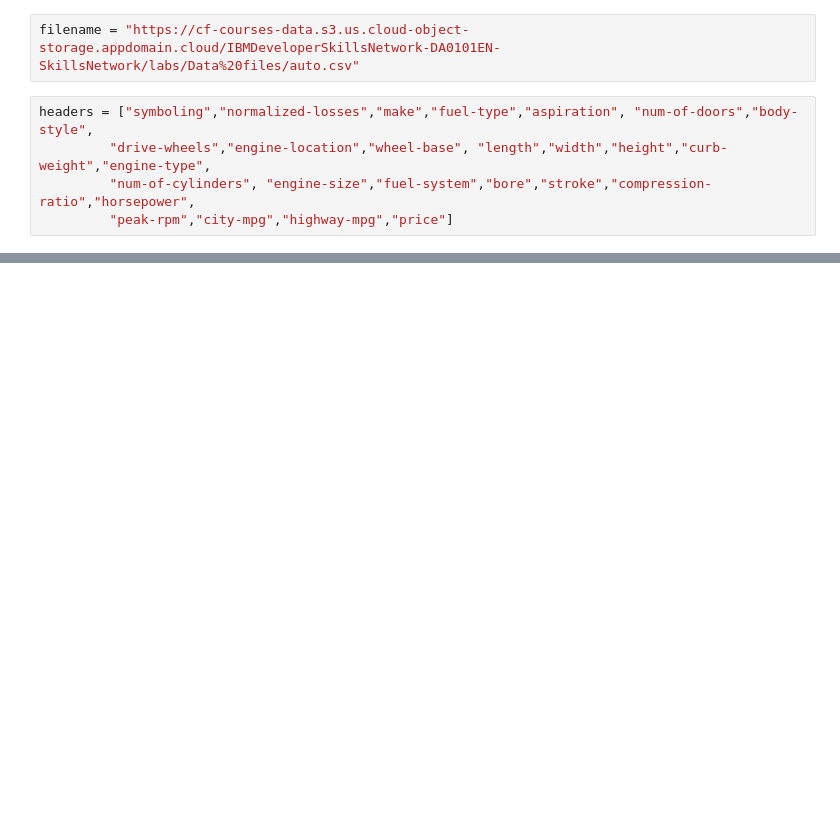
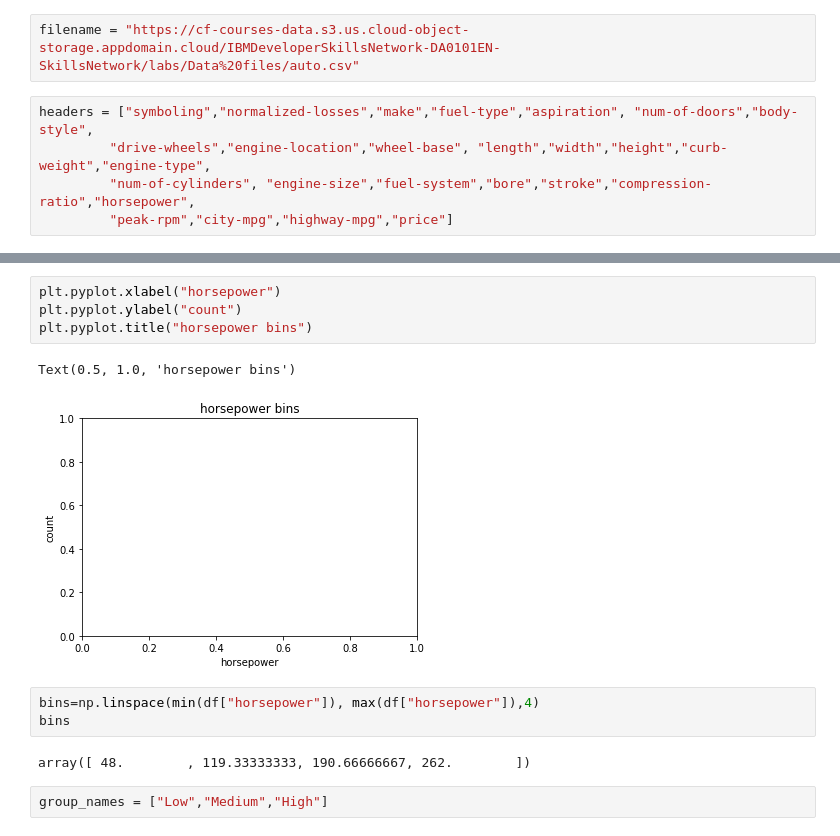
Before and after one commit to PosgradoMNA/actividades-de-aprendizaje-A01104776, a Jupyter notebook: SEMANA_5_IBM.ipynb, the cells around one changed output, grey strips where cells are left out. Cells and saved outputs as stored; diff of their text form; blank space fills up the shorter version.

```diff
--- a/SEMANA_5_IBM.ipynb
+++ b/SEMANA_5_IBM.ipynb
@@ -136,0 +297,14 @@ NameError: ignored
+# %%
+plt.pyplot.xlabel("horsepower")
+plt.pyplot.ylabel("count")
+plt.pyplot.title("horsepower bins")
+# %% [output]
+Text(0.5, 1.0, 'horsepower bins')
+[figure, added]
+# %%
+bins=np.linspace(min(df["horsepower"]), max(df["horsepower"]),4)
+bins
+# %% [output]
+array([ 48.        , 119.33333333, 190.66666667, 262.        ])
+# %%
+group_names = ["Low","Medium","High"]
```
Also changed, not shown: parts of 75 cells of this notebook.
